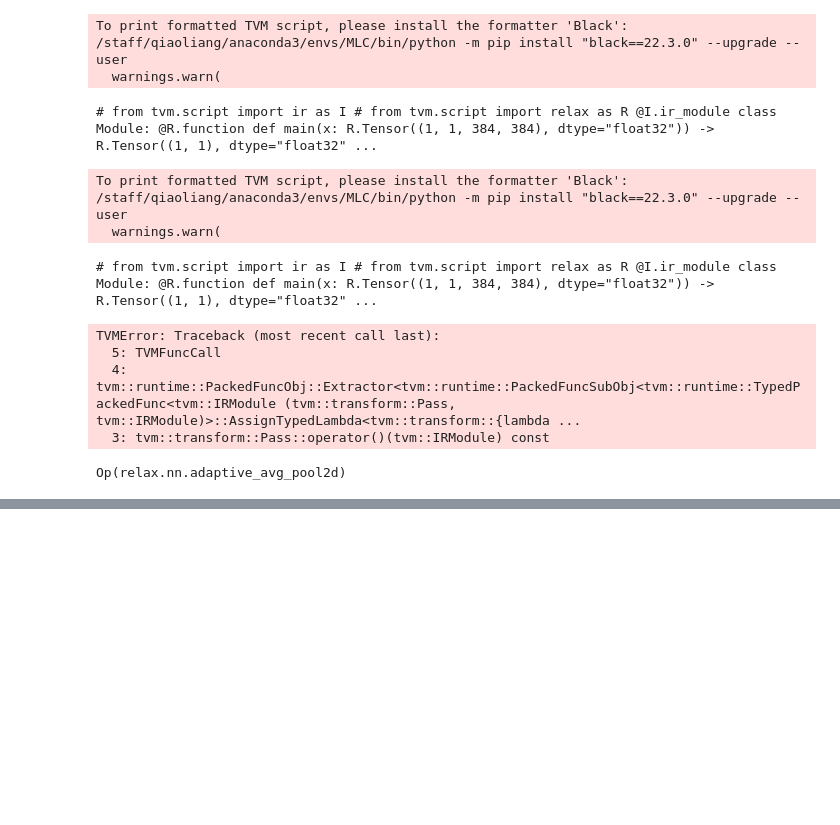
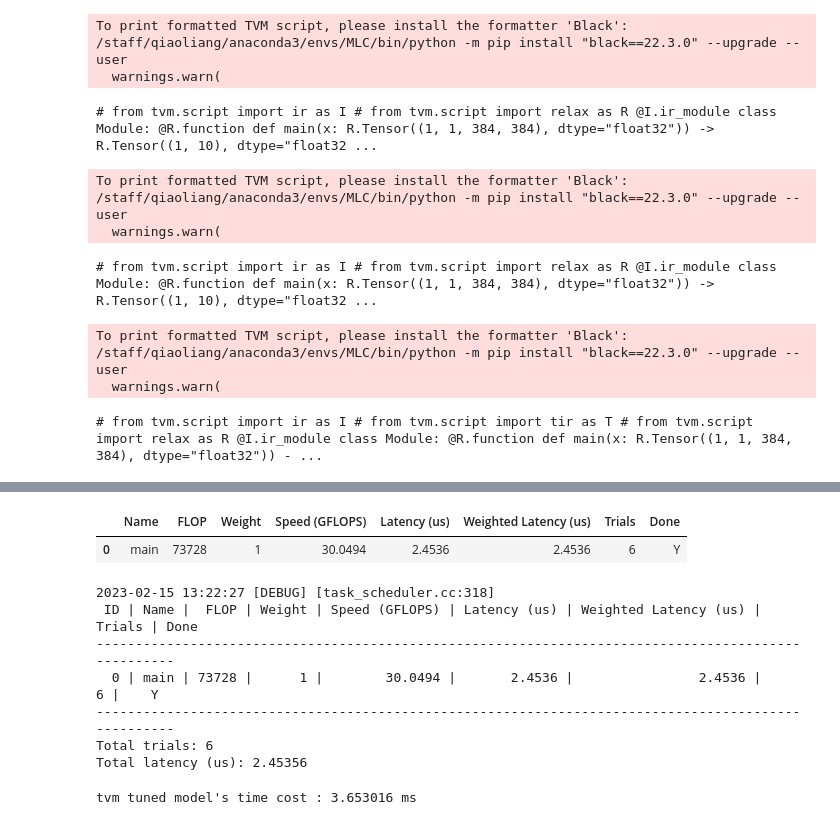
Before and after one commit to qiaolian9/tvm_learning, a Jupyter notebook: MLC/demo/demo2.ipynb, the cells around one changed output, grey strips where cells are left out. Cells and saved outputs as stored; diff of their text form; code cells hidden in the pictures; blank space fills up the shorter version.

```diff
--- a/MLC/demo/demo2.ipynb
+++ b/MLC/demo/demo2.ipynb
@@ -6,32 +7,10 @@ import torch.nn as nn
 import MLC.demo.model.resnet as Resnet
 # %%
-# resnet = Resnet.resnet18(num_classes=10)
-# img_np = np.random.rand(1, 1, 384, 384).astype('float32')
+resnet = Resnet.resnet18(num_classes=10)
+img_np = np.random.rand(1, 1, 384, 384).astype('float32')
+img_nd = tvm.nd.array(img_np, tvm.cuda(0))
+img_torch = torch.from_numpy(img_np).cuda(0)
-# %%
-
-class resnet(nn.Module):
-    def __init__(self):
-        super().__init__()
-        self.maxpool = nn.MaxPool2d((3, 3), stride=1)
-        self.conv1 = nn.Conv2d(1, 1, 3, 1)
-        self.bn = nn.BatchNorm2d(1)
-        self.relu = nn.ReLU()
-        self.avg = nn.AdaptiveAvgPool2d((1,1))
-
-    def forward(self, x):
-        x = x+ x
-        # x = self.maxpool(x)
-        x = self.conv1(x)
-        # x = self.bn(x)
-        x = self.relu(x)
-        # x = self.avg(x)
-        x = torch.flatten(x, 1)
-        return x
 # %%
-fx_module = torch.fx.symbolic_trace(resnet())
+fx_module = torch.fx.symbolic_trace(resnet)
 fx_module.graph.print_tabular()
-for i in fx_module.graph.nodes:
-    print(i, i.target, type(i.target))
-
-type(abs)
 # %% [output]
@@ -59,7 +38,7 @@ resnet_fx_module.show()
 To print formatted TVM script, please install the formatter 'Black':
 /staff/qiaoliang/anaconda3/envs/MLC/bin/python -m pip install "black==22.3.0" --upgrade --user
   warnings.warn(
-# from tvm.script import ir as I # from tvm.script import relax as R @I.ir_module class Module: @R.function def main(x: R.Tensor((1, 1, 384, 384), dtype="float32")) -> R.Tensor((1, 1), dtype="float32" ...
+# from tvm.script import ir as I # from tvm.script import relax as R @I.ir_module class Module: @R.function def main(x: R.Tensor((1, 1, 384, 384), dtype="float32")) -> R.Tensor((1, 10), dtype="float32 ...
 # %%
 resnet_fused = mlc.FuseDenseAddPass()(resnet_fx_module)
 resnet_fused.show()
@@ -67,17 +46,18 @@ resnet_fused.show()
 To print formatted TVM script, please install the formatter 'Black':
 /staff/qiaoliang/anaconda3/envs/MLC/bin/python -m pip install "black==22.3.0" --upgrade --user
   warnings.warn(
-# from tvm.script import ir as I # from tvm.script import relax as R @I.ir_module class Module: @R.function def main(x: R.Tensor((1, 1, 384, 384), dtype="float32")) -> R.Tensor((1, 1), dtype="float32" ...
+# from tvm.script import ir as I # from tvm.script import relax as R @I.ir_module class Module: @R.function def main(x: R.Tensor((1, 1, 384, 384), dtype="float32")) -> R.Tensor((1, 10), dtype="float32 ...
 # %%
 lowresnet = mlc.LowerToTensorIRPass()(resnet_fused)
 lowresnet.show()
 # %% [output]
-TVMError: Traceback (most recent call last):
-  5: TVMFuncCall
-  4: tvm::runtime::PackedFuncObj::Extractor<tvm::runtime::PackedFuncSubObj<tvm::runtime::TypedPackedFunc<tvm::IRModule (tvm::transform::Pass, tvm::IRModule)>::AssignTypedLambda<tvm::transform::{lambda ...
-  3: tvm::transform::Pass::operator()(tvm::IRModule) const
+To print formatted TVM script, please install the formatter 'Black':
+/staff/qiaoliang/anaconda3/envs/MLC/bin/python -m pip install "black==22.3.0" --upgrade --user
+  warnings.warn(
+# from tvm.script import ir as I # from tvm.script import tir as T # from tvm.script import relax as R @I.ir_module class Module: @R.function def main(x: R.Tensor((1, 1, 384, 384), dtype="float32")) - ...
-# %%
-import tvm
-tvm.ir.Op.get('relax.nn.adaptive_avg_pool2d')
-# %% [output]
-Op(relax.nn.adaptive_avg_pool2d)
+# %%
+from tvm import relax
+resnetFinal = relax.transform.FuseTIR()(lowresnet)
+# %%
+tunedResnet = mlc.mlc_tune_tir(resnetFinal, target="cuda --max_threads_per_block=1024 --max_shared_memory_per_block=49152")
+# %% [output]
@@ -83,0 +65,9 @@ Op(relax.nn.adaptive_avg_pool2d)
+|  | Name | FLOP | Weight | Speed (GFLOPS) | Latency (us) | Weighted Latency (us) | Trials | Done |
+| 0 | main | 73728 | 1 | 30.0494 | 2.4536 | 2.4536 | 6 | Y |
+2023-02-15 13:22:27 [DEBUG] [task_scheduler.cc:318]
+ ID | Name |  FLOP | Weight | Speed (GFLOPS) | Latency (us) | Weighted Latency (us) | Trials | Done
+----------------------------------------------------------------------------------------------------
+  0 | main | 73728 |      1 |        30.0494 |       2.4536 |                2.4536 |      6 |    Y
+----------------------------------------------------------------------------------------------------
+Total trials: 6
+Total latency (us): 2.45356
@@ -83,0 +78,6 @@ Op(relax.nn.adaptive_avg_pool2d)
+# %%
+n_repeat = 1000
+f_timer_tuned_resnet = vm.time_evaluator('main', tvm.cuda(0), number=n_repeat)
+print("tvm tuned model's time cost : %f ms" % (f_timer_tuned_resnet(img_nd).mean * 1e3))
+# %% [output]
+tvm tuned model's time cost : 3.653016 ms
```
Also changed, not shown: parts of 5 cells of this notebook, 3 other files.
